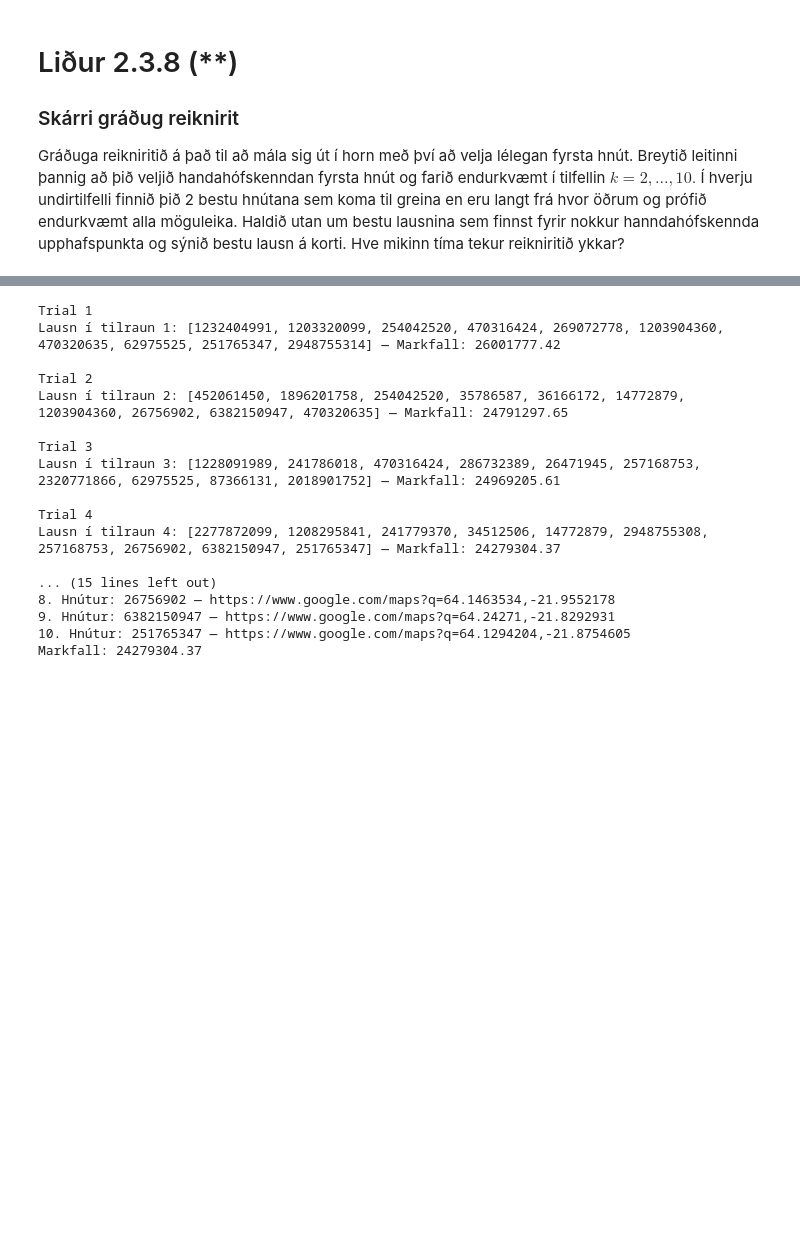
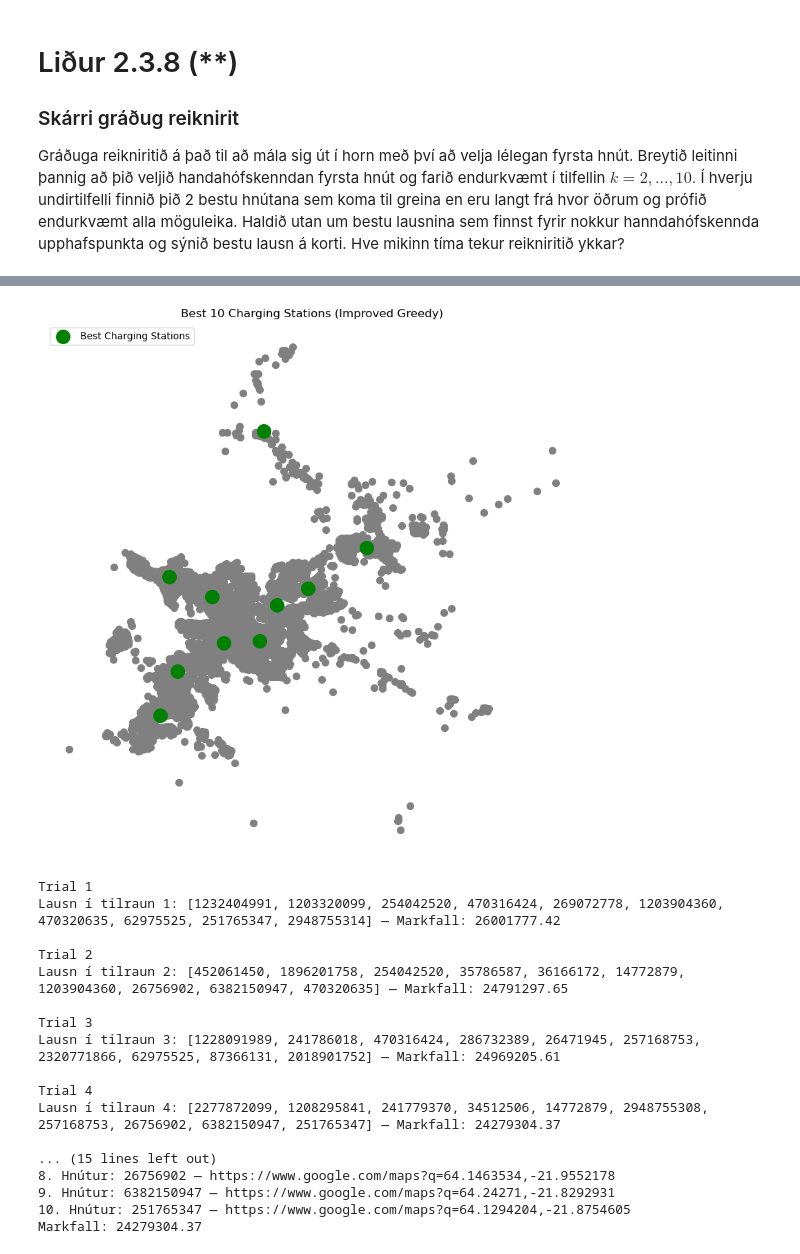
Before and after one commit to Sigurdur-ari/Greining-lv, a Jupyter notebook: assignment.ipynb, the cells around one changed output, grey strips where cells are left out. Drawn from its saved outputs; the diff is of its cells as text; code cells hidden in the pictures; blank space fills up the shorter version.

```diff
--- a/assignment.ipynb
+++ b/assignment.ipynb
@@ -487,3 +487,92 @@ tilfellin $k = 2, . . . , 10.$ Í hverju undirtilfelli finnið þið 2 bestu hn
 en eru langt frá hvor öðrum og prófið endurkvæmt alla möguleika. Haldið utan um bestu
 lausnina sem finnst fyrir nokkur hanndahófskennda upphafspunkta og sýnið bestu lausn á
 korti. Hve mikinn tíma tekur reikniritið ykkar?
+# %%
+import random
+import time
+import matplotlib.pyplot as plt
+import networkx as nx
+
+def compute_objective(graph, charging_nodes):
+    dists = dijkstra_to_charging(graph, charging_nodes)
+    return sum([d if d != float('inf') else 50000 for d in dists.values()])
+
+def improved_greedy(graph, candidates, current_stations, k, cached_improvements=None):
+    if cached_improvements is None:
+        cached_improvements = {}
+
+    if len(current_stations) == k:
+        return current_stations, compute_objective(graph, current_stations)
+
+    curr_cost = compute_objective(graph, current_stations)
+
+    candidate_list = []
+    for node in candidates:
+        if node in current_stations:
+            continue
+        if node not in cached_improvements:
+            candidate_cost = compute_objective(graph, current_stations + [node])
+            improvement = curr_cost - candidate_cost
+            cached_improvements[node] = improvement
+        candidate_list.append(node)
+
+    candidate_list.sort(key=lambda node: cached_improvements[node], reverse=True)
+
+    best_two = []
+    for node in candidate_list:
+        # Ef við höfum þegar tvö besta gildi og cached gildið er minna en lægsta bót,
+        # sleppum við frekari útreikningum.
+        if len(best_two) == 2 and cached_improvements[node] < min(x[2] for x in best_two):
+            break
+        candidate_cost = compute_objective(graph, current_stations + [node])
+        new_imp = curr_cost - candidate_cost
+        cached_improvements[node] = new_imp
+        best_two.append((node, candidate_cost, new_imp))
+        best_two = sorted(best_two, key=lambda tup: tup[1])[:2]
+
+    best_result = None
+    best_value = float('inf')
+    for candidate, candidate_cost, _ in best_two:
+        new_stations = current_stations + [candidate]
+        result, val = improved_greedy(graph, candidates, new_stations, k, cached_improvements)
+        if val < best_value:
+            best_value = val
+            best_result = result
+
+    return best_result, best_value
+
+def run_improved_greedy_multiple(graph, candidates, k=10, trials=5):
+    best_overall = None
+    best_score = float('inf')
+    start_time = time.time()
+
+    for i in range(trials):
+        first = random.choice(candidates)
+        print(f"\n--- Trial {i+1}: Starting at node {first} ---")
+        result, score = improved_greedy(graph, candidates, [first], k)
+        print(f"Trial {i+1} solution: {result}, Objective: {score:.2f}")
+        if score < best_score:
+            best_overall = result
+            best_score = score
+
+    end_time = time.time()
+    print(f"\nTotal time: {end_time - start_time:.2f} seconds")
+    return best_overall, best_score
+
+
+# Keyrðu improved_greedy með nokkrum tilraunum
+best_improved_stations, best_mark_value = run_improved_greedy_multiple(graph, all_charging_stations, k=10, trials=5)
+
+print("\nBest solution found by improved_greedy:")
+for i, s in enumerate(best_improved_stations):
+    print(f"{i+1}. Node: {s} — {gmaps_urls[s]}")
+print(f"Objective: {best_mark_value:.2f}")
+
+plt.figure(figsize=(30, 30))
+nx.draw_networkx_nodes(G, node_positions, node_color='gray', node_size=10)
+nx.draw_networkx_nodes(G, node_positions, nodelist=best_improved_stations, node_color='green', node_size=300, label='Best Charging Stations')
+plt.title("Best 10 Charging Stations (Improved Greedy)")
+plt.legend(loc='upper left')
+plt.axis('off')
+plt.show()
+# %% [output]
@@ -490,3 +596,4 @@ korti. Hve mikinn tíma tekur reikniritið ykkar?
+[figure, added]
 # %%
 def compute_objective(graph, charging_nodes):
     dists = dijkstra_to_charging(graph, charging_nodes)
```
Also changed, not shown: parts of 3 cells of this notebook.
